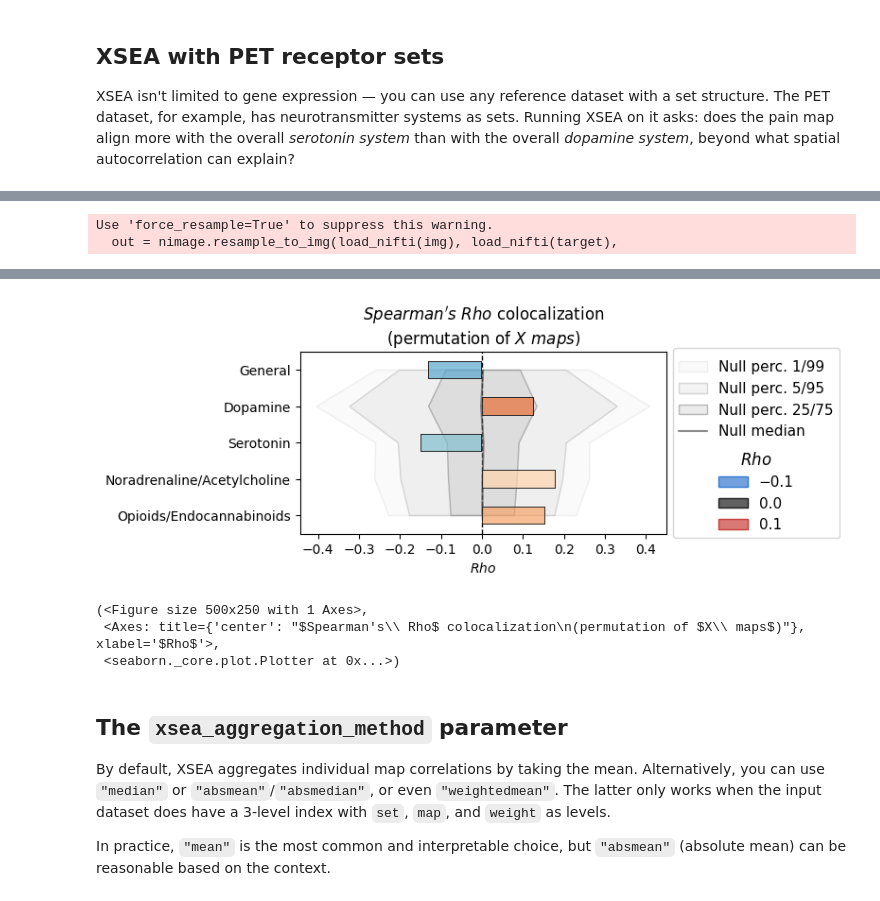
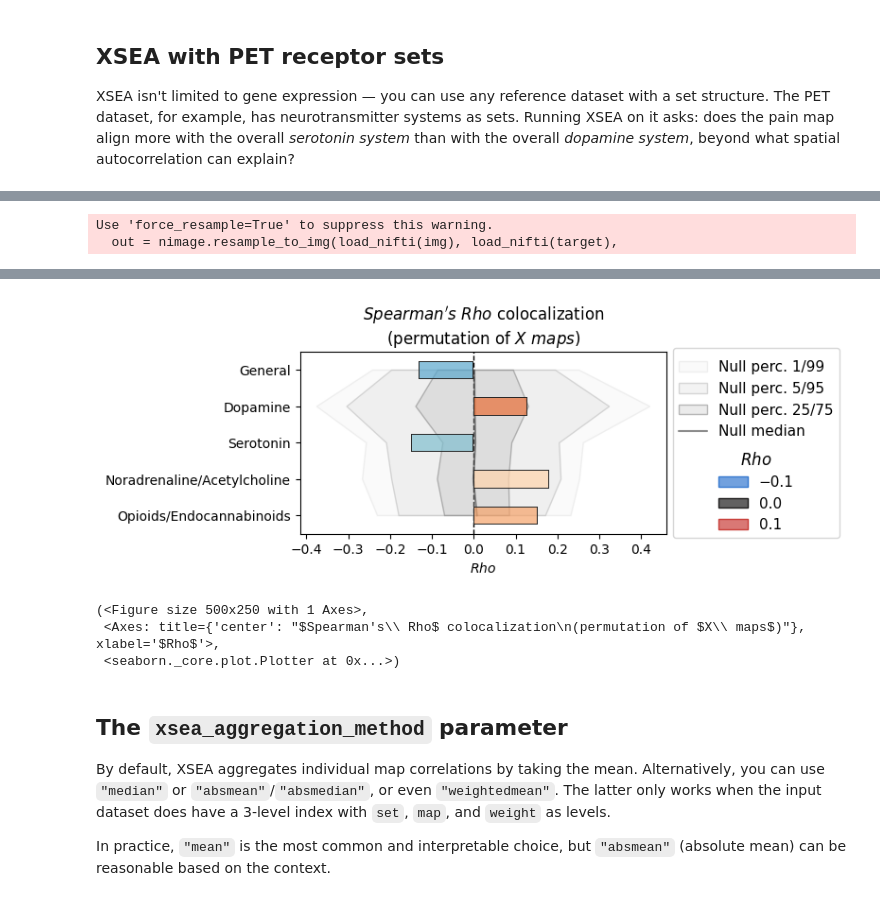
Before and after one commit to LeonDLotter/NiSpace, a Jupyter notebook: docs/nb_introduction/intro10_xsea.ipynb, the cells around one changed output, grey strips where cells are left out. Drawn from its saved outputs; the diff is of its cells as text; code cells hidden in the pictures.

```diff
--- a/docs/nb_introduction/intro10_xsea.ipynb
+++ b/docs/nb_introduction/intro10_xsea.ipynb
@@ -257,7 +257,7 @@ nsp_pet = NiSpace(
 )
 nsp_pet.fit()
 nsp_pet.colocalize("spearman", xsea=True)
-nsp_pet.permute("maps", maps_which="Y", n_perm=10000, p_tails="upper")
+nsp_pet.permute("maps", maps_which="Y", n_perm=1000, p_tails="upper")
 nsp_pet.correct_p()
 
 nsp_pet.plot()
@@ -325,4 +325,4 @@ INFO | 01/06/26 11:25:09 | nispace.plotting: Significance annotation: 0/5 p_unco
-[figure, old version]
+[figure, new version]
 (<Figure size 500x250 with 1 Axes>,
  <Axes: title={'center': "$Spearman's\\ Rho$ colocalization\n(permutation of $X\\ maps$)"}, xlabel='$Rho$'>,
  <seaborn._core.plot.Plotter at 0x...>)
```
Also changed, not shown: parts of 7 cells of this notebook, 15 other files.
